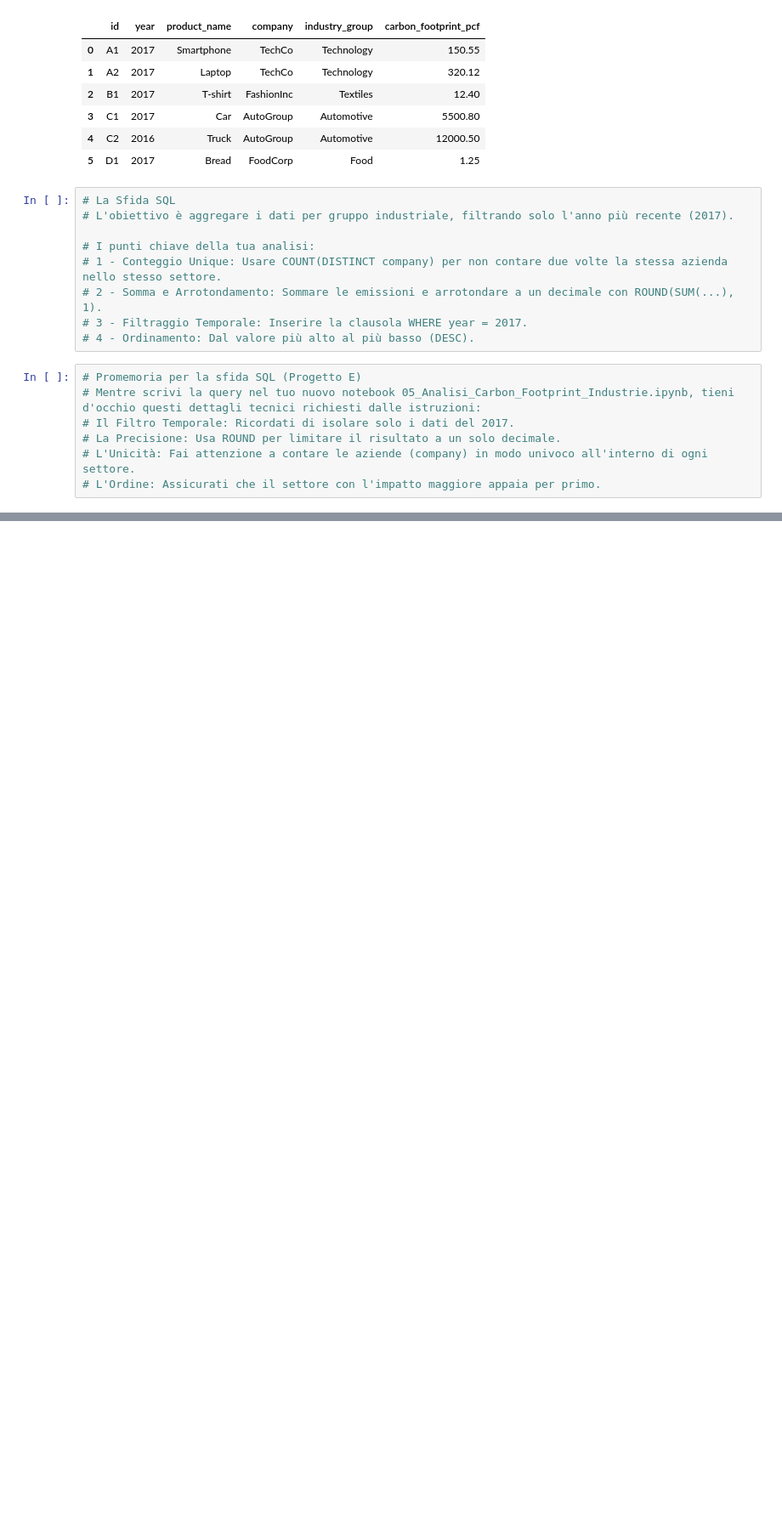
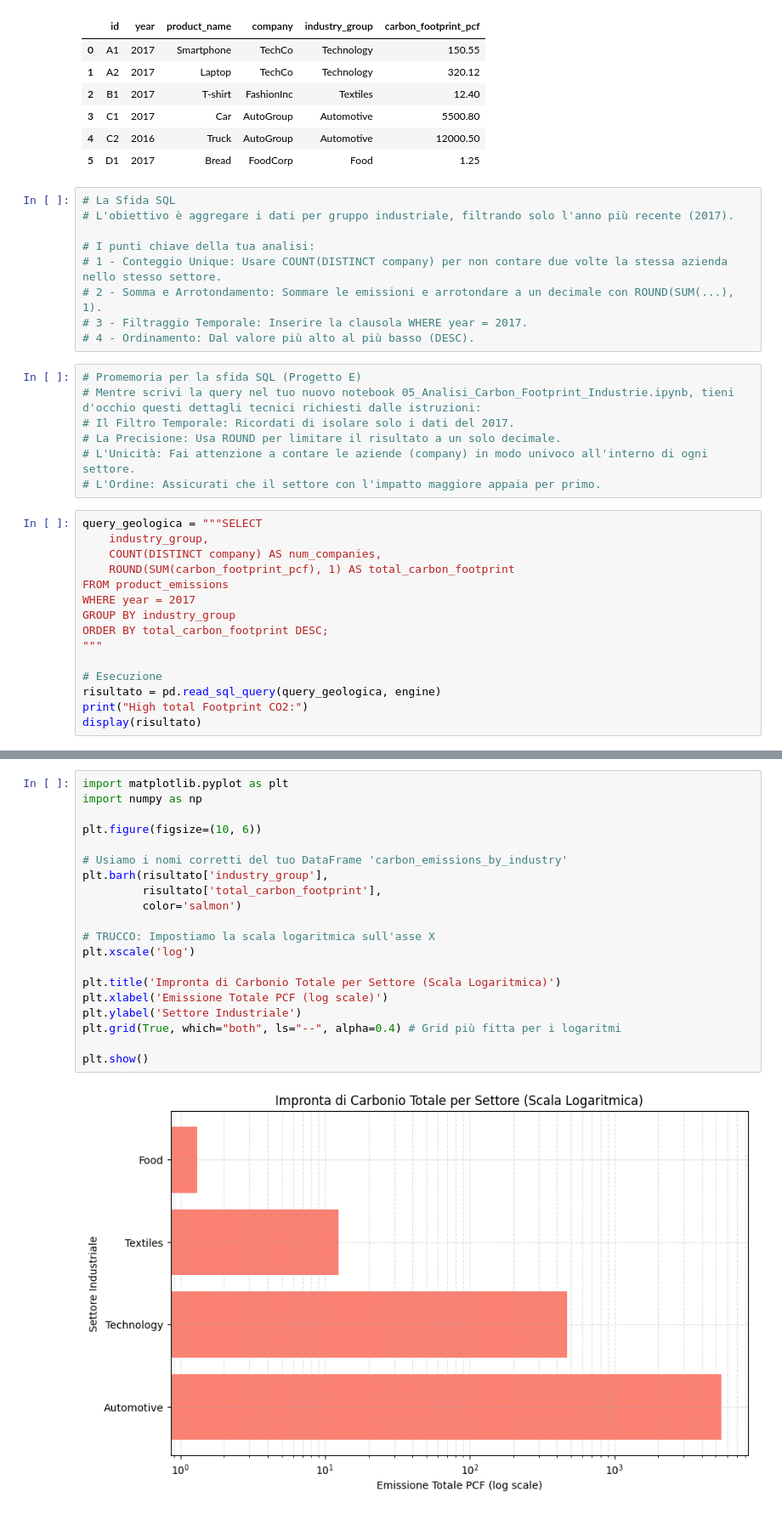
Before and after one commit to oberon76h/Earth-Track-Project, a Jupyter notebook: 05_Analisi_Carbon_Footprint_Industrie.ipynb, the cells around one changed output, grey strips where cells are left out. Shown at 85% size. Drawn from its saved outputs; the diff is of its cells as text; blank space fills up the shorter version.

Commit message:
Completato Progetto E: Analisi Carbon Footprint con scala logaritmica

```diff
--- a/05_Analisi_Carbon_Footprint_Industrie.ipynb
+++ b/05_Analisi_Carbon_Footprint_Industrie.ipynb
@@ -53,3 +53,18 @@ Dataset 'data_emissioni' caricato con successo!
 # La Precisione: Usa ROUND per limitare il risultato a un solo decimale.
 # L'Unicità: Fai attenzione a contare le aziende (company) in modo univoco all'interno di ogni settore.
 # L'Ordine: Assicurati che il settore con l'impatto maggiore appaia per primo.
+# %%
+query_geologica = """SELECT
+    industry_group,
+    COUNT(DISTINCT company) AS num_companies,
+    ROUND(SUM(carbon_footprint_pcf), 1) AS total_carbon_footprint
+FROM product_emissions
+WHERE year = 2017
+GROUP BY industry_group
+ORDER BY total_carbon_footprint DESC;
+"""
+
+# Esecuzione
+risultato = pd.read_sql_query(query_geologica, engine)
+print("High total Footprint CO2:")
+display(risultato)
@@ -55,0 +78,22 @@ Dataset 'data_emissioni' caricato con successo!
+# %%
+import matplotlib.pyplot as plt
+import numpy as np
+
+plt.figure(figsize=(10, 6))
+
+# Usiamo i nomi corretti del tuo DataFrame 'carbon_emissions_by_industry'
+plt.barh(risultato['industry_group'],
+         risultato['total_carbon_footprint'],
+         color='salmon')
+
+# TRUCCO: Impostiamo la scala logaritmica sull'asse X
+plt.xscale('log')
+
+plt.title('Impronta di Carbonio Totale per Settore (Scala Logaritmica)')
+plt.xlabel('Emissione Totale PCF (log scale)')
+plt.ylabel('Settore Industriale')
+plt.grid(True, which="both", ls="--", alpha=0.4) # Grid più fitta per i logaritmi
+
+plt.show()
+# %% [output]
+[figure, added]
```
Also changed, not shown: parts of 3 cells of this notebook.
